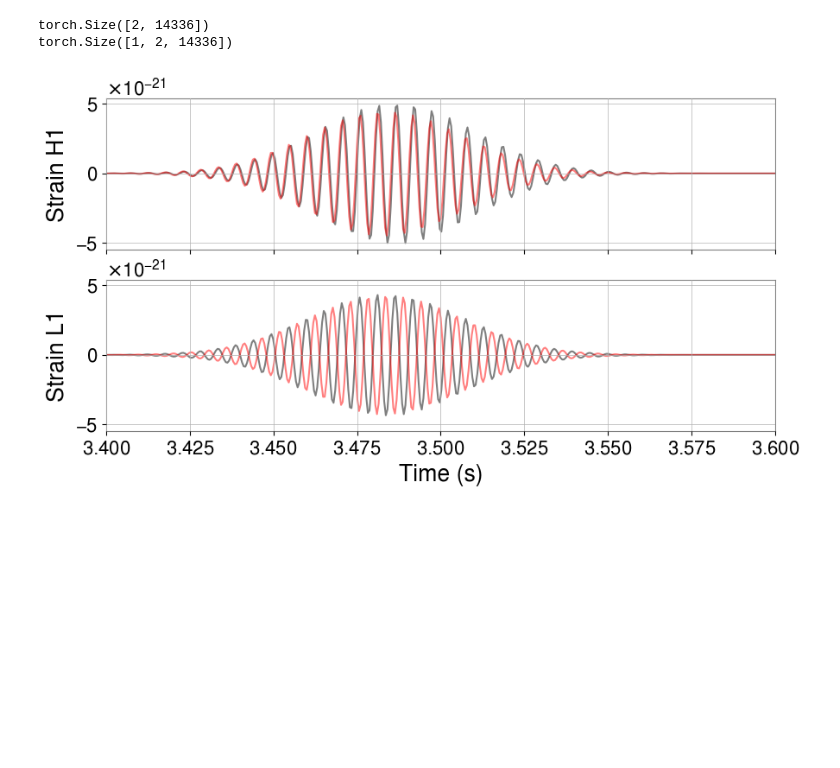
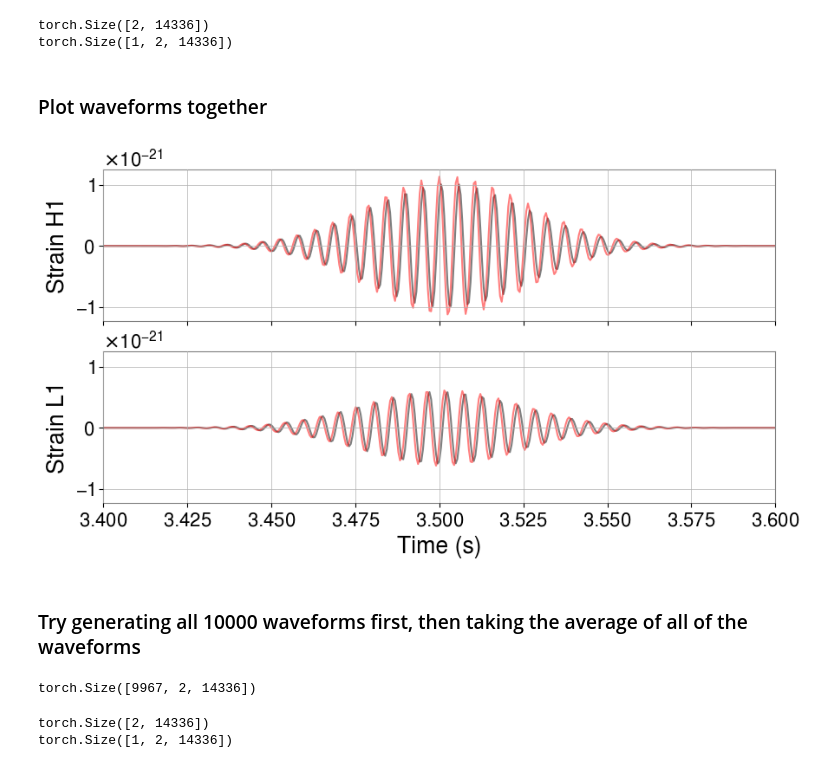
Before and after one commit to JackRedds/amplfi, a Jupyter notebook: notebooks/load_model.ipynb, the cells around one changed output. Drawn from its saved outputs; the diff is of its cells as text; code cells hidden in the pictures; blank space fills up the shorter version.

```diff
--- a/notebooks/load_model.ipynb
+++ b/notebooks/load_model.ipynb
@@ -219,4 +191,8 @@ corner.overplot_lines(fig, param_vals, color='r')
 # %%
 posterior = result.posterior
-post = {key: torch.tensor(posterior[key].mean()) for key in posterior.keys()
+post = {key: torch.tensor([posterior[key].mean()]) for key in posterior.keys()
         if key in param_dict.keys()}
+
+# Phase of the two waveforms do not match up unless I set the phase for the posterior to be the
+# same as the prior
+post['phase'] = params['phase']
@@ -222,0 +201,11 @@ post = {key: torch.tensor(posterior[key].mean()) for key in posterior.keys()
+# %%
+waveforms = compute_observed_strain(
+    dec=torch.tensor([params['dec']]),
+    psi=torch.tensor([params['psi']]),
+    phi=torch.tensor([params['phi']]),
+    detector_tensors=tensors,
+    detector_vertices=vertices,
+    sample_rate=sample_rate,
+    cross=cross,
+    plus=plus,
+)
@@ -224,9 +215,9 @@ post = {key: torch.tensor(posterior[key].mean()) for key in posterior.keys()
 cross_pred, plus_pred = approximant(**post)
 
 waveforms_pred = compute_observed_strain(
-    dec=torch.tensor(posterior['dec'].mean()),
-    psi=torch.tensor(posterior['psi'].mean()),
-    phi=torch.tensor(posterior['phi'].mean()),
+    dec=torch.tensor([posterior['dec'].mean()]),
+    psi=torch.tensor([posterior['psi'].mean()]),
+    phi=torch.tensor([posterior['phi'].mean()]),
     detector_tensors=tensors,
     detector_vertices=vertices,
     sample_rate=sample_rate,
@@ -243,18 +234,21 @@ print(waveforms.shape)
 # %% [output]
 torch.Size([2, 14336])
 torch.Size([1, 2, 14336])
+# %% [markdown]
+### Plot waveforms together
 # %%
-time_shift = times - 0.033
 fig, ax = plt.subplots(2, sharex=True, sharey=True, figsize=(10, 5))
-ax[0].plot(time_shift, waveforms[0, 0].cpu(), color='k', alpha=0.5)
+ax[0].plot(times, waveforms[0, 0].cpu(), color='k', alpha=0.5)
 ax[0].plot(times, mean_waveform_pred[0].cpu (), color='r', alpha=0.5)
-ax[1].plot(time_shift, waveforms[0, 1].cpu(), color='k', alpha=0.5)
+ax[1].plot(times, waveforms[0, 1].cpu(), color='k', alpha=0.5)
 ax[1].plot(times, mean_waveform_pred[1].cpu(), color='r', alpha=0.5)
 ax[1].set_xlabel("Time (s)")
 ax[0].set_ylabel("Strain H1")
 ax[1].set_ylabel("Strain L1")
 ax[1].set_xlim(3.4, 3.6)
 plt.show()
 # %% [output]
-[figure, old version]
+[figure, new version]
+# %% [markdown]
+### Try generating all 10000 waveforms first, then taking the average of all of the waveforms
 # %%
@@ -261,0 +258,23 @@ plt.show()
+# %%
+cross_pred, plus_pred = approximant(**post)
+
+waveforms_pred = compute_observed_strain(
+    dec=torch.tensor([posterior['dec']]),
+    psi=torch.tensor([posterior['psi']]),
+    phi=torch.tensor([posterior['phi']]),
+    detector_tensors=tensors,
+    detector_vertices=vertices,
+    sample_rate=sample_rate,
+    cross=cross_pred,
+    plus=plus_pred,
+)
+print(waveforms_pred.shape)
+# %% [output]
+torch.Size([9967, 2, 14336])
+# %%
+mean_waveform_pred = waveforms_pred.sum(0)
+print(mean_waveform_pred.shape)
+print(waveforms.shape)
+# %% [output]
+torch.Size([2, 14336])
+torch.Size([1, 2, 14336])
```
Also changed, not shown: parts of 18 cells of this notebook.
